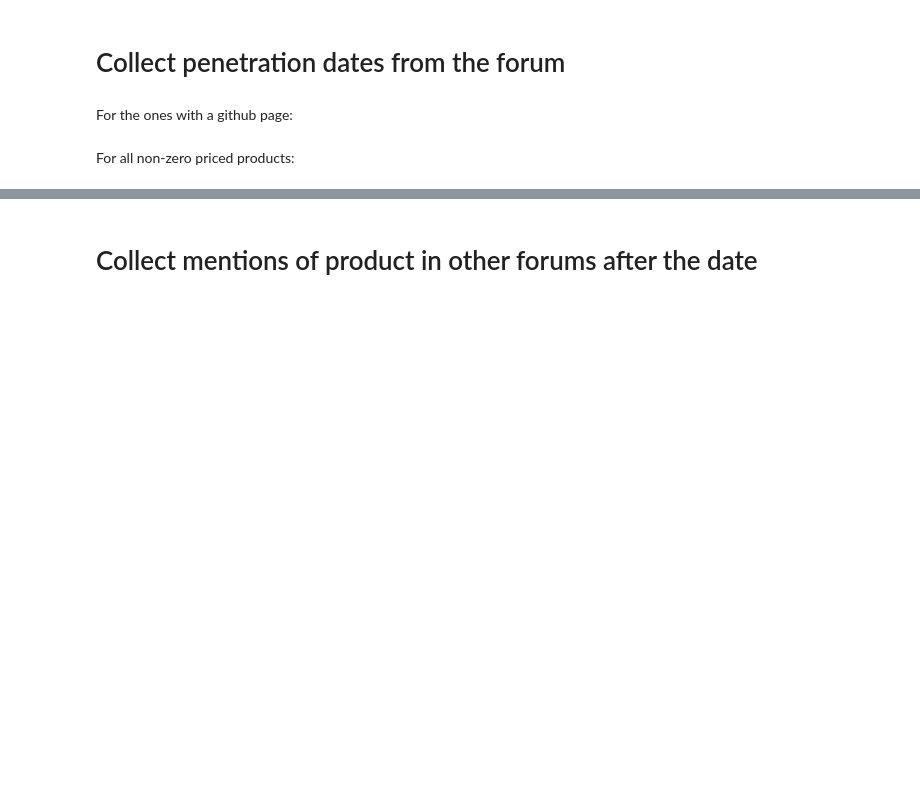
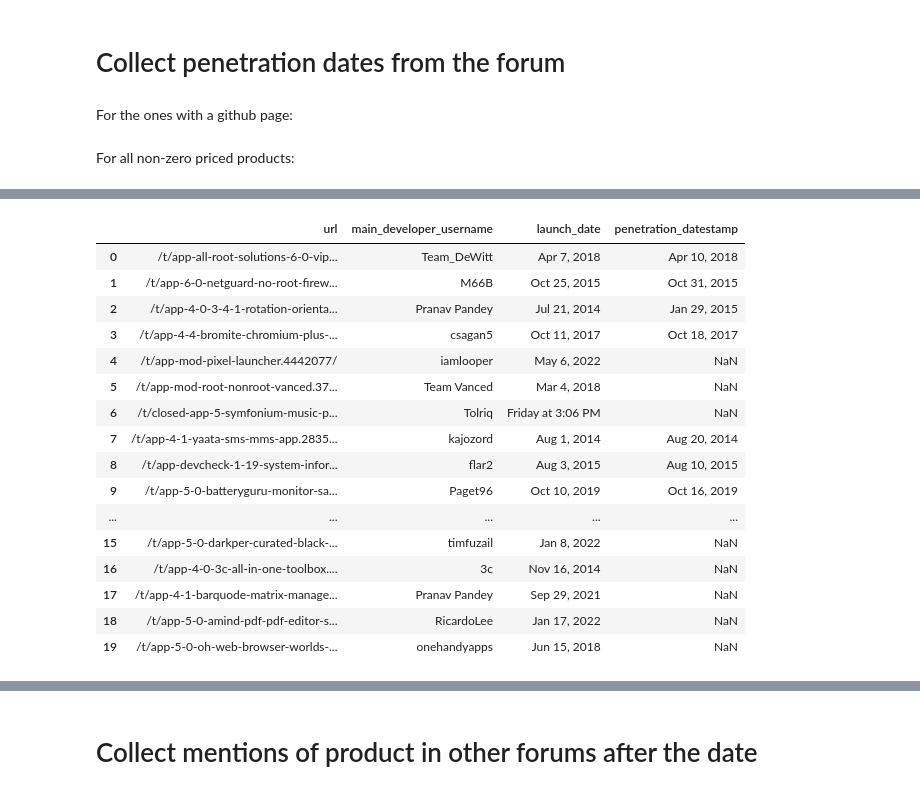
Before and after one commit to yanagerina/researchproposal, a Jupyter notebook: Scraper_N.ipynb, the cells around one changed output, grey strips where cells are left out. Saved outputs shown, nothing was run; the diff lists cells and outputs as text; code cells hidden in the pictures; blank space fills up the shorter version.

```diff
--- a/Scraper_N.ipynb
+++ b/Scraper_N.ipynb
@@ -88,5 +107,5 @@ For all non-zero priced products:
 # %%
-pages_nonzero_dict = pages[pages["nonzero_price"]][["url", "search_query", "main_developer_username", "launch_date"]].to_dict(orient="records")
+pages_nonzero_dict = pages[pages["nonzero_price"]][["url","main_developer_username", "launch_date"]].to_dict(orient="records")
 # %%
 #setting up selenium to function
 edgeOption = webdriver.EdgeOptions()
@@ -154,0 +193,22 @@ driver.quit()
+# %%
+scraped = pd.DataFrame(pages_nonzero_dict)
+# %%
+scraped.head(20)
+# %% [output]
+|  | url | main_developer_username | launch_date | penetration_datestamp |
+| 0 | /t/app-all-root-solutions-6-0-vip... | Team_DeWitt | Apr 7, 2018 | Apr 10, 2018 |
+| 1 | /t/app-6-0-netguard-no-root-firew... | M66B | Oct 25, 2015 | Oct 31, 2015 |
+| 2 | /t/app-4-0-3-4-1-rotation-orienta... | Pranav Pandey | Jul 21, 2014 | Jan 29, 2015 |
+| 3 | /t/app-4-4-bromite-chromium-plus-... | csagan5 | Oct 11, 2017 | Oct 18, 2017 |
+| 4 | /t/app-mod-pixel-launcher.4442077/ | iamlooper | May 6, 2022 | NaN |
+| 5 | /t/app-mod-root-nonroot-vanced.37... | Team Vanced | Mar 4, 2018 | NaN |
+| 6 | /t/closed-app-5-symfonium-music-p... | Tolriq | Friday at 3:06 PM | NaN |
+| 7 | /t/app-4-1-yaata-sms-mms-app.2835... | kajozord | Aug 1, 2014 | Aug 20, 2014 |
+| 8 | /t/app-devcheck-1-19-system-infor... | flar2 | Aug 3, 2015 | Aug 10, 2015 |
+| 9 | /t/app-5-0-batteryguru-monitor-sa... | Paget96 | Oct 10, 2019 | Oct 16, 2019 |
+| ... | ... | ... | ... | ... |
+| 15 | /t/app-5-0-darkper-curated-black-... | timfuzail | Jan 8, 2022 | NaN |
+| 16 | /t/app-4-0-3c-all-in-one-toolbox.... | 3c | Nov 16, 2014 | NaN |
+| 17 | /t/app-4-1-barquode-matrix-manage... | Pranav Pandey | Sep 29, 2021 | NaN |
+| 18 | /t/app-5-0-amind-pdf-pdf-editor-s... | RicardoLee | Jan 17, 2022 | NaN |
+| 19 | /t/app-5-0-oh-web-browser-worlds-... | onehandyapps | Jun 15, 2018 | NaN |
```
Also changed, not shown: parts of 10 cells of this notebook, 3 other files.
